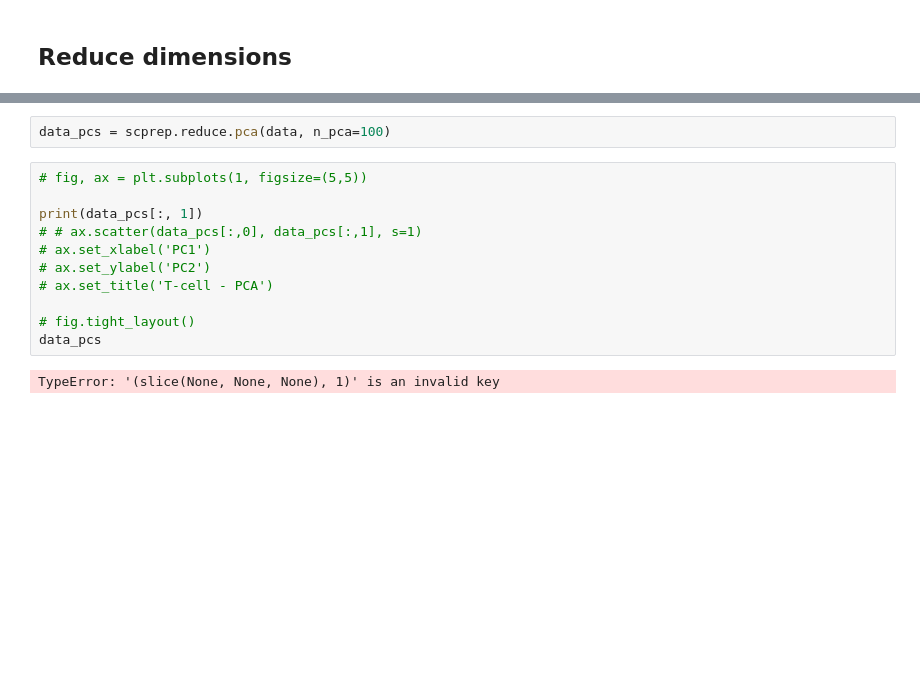
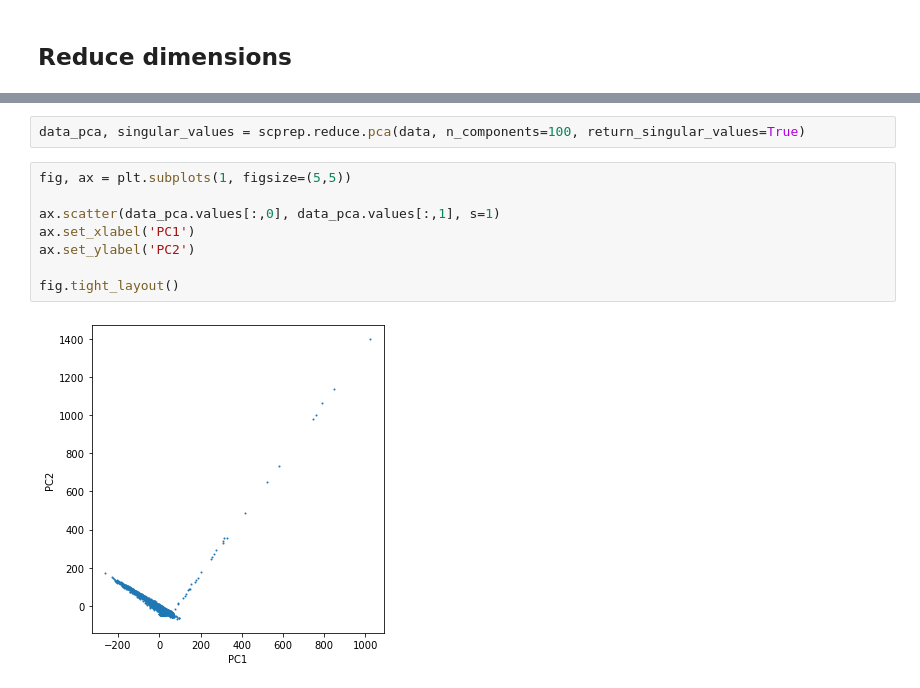
Before and after one commit to SBurwash/CRCHUM, a Jupyter notebook: Python_project/main.ipynb, the cells around one changed output, grey strips where cells are left out. Cells and saved outputs as stored; diff of their text form; blank space fills up the shorter version.

```diff
--- a/Python_project/main.ipynb
+++ b/Python_project/main.ipynb
@@ -119,15 +231,12 @@ reduce_dim(data)
 # %%
-data_pcs = scprep.reduce.pca(data, n_pca=100)
+data_pca, singular_values = scprep.reduce.pca(data, n_components=100, return_singular_values=True)
 # %%
-# fig, ax = plt.subplots(1, figsize=(5,5))
+fig, ax = plt.subplots(1, figsize=(5,5))
 
-print(data_pcs[:, 1])
-# # ax.scatter(data_pcs[:,0], data_pcs[:,1], s=1)
-# ax.set_xlabel('PC1')
-# ax.set_ylabel('PC2')
-# ax.set_title('T-cell - PCA')
+ax.scatter(data_pca.values[:,0], data_pca.values[:,1], s=1)
+ax.set_xlabel('PC1')
+ax.set_ylabel('PC2')
 
-# fig.tight_layout()
-data_pcs
+fig.tight_layout()
 # %% [output]
-TypeError: '(slice(None, None, None), 1)' is an invalid key
+[figure, added]
```
Also changed, not shown: parts of 17 cells of this notebook, 3 other files.
